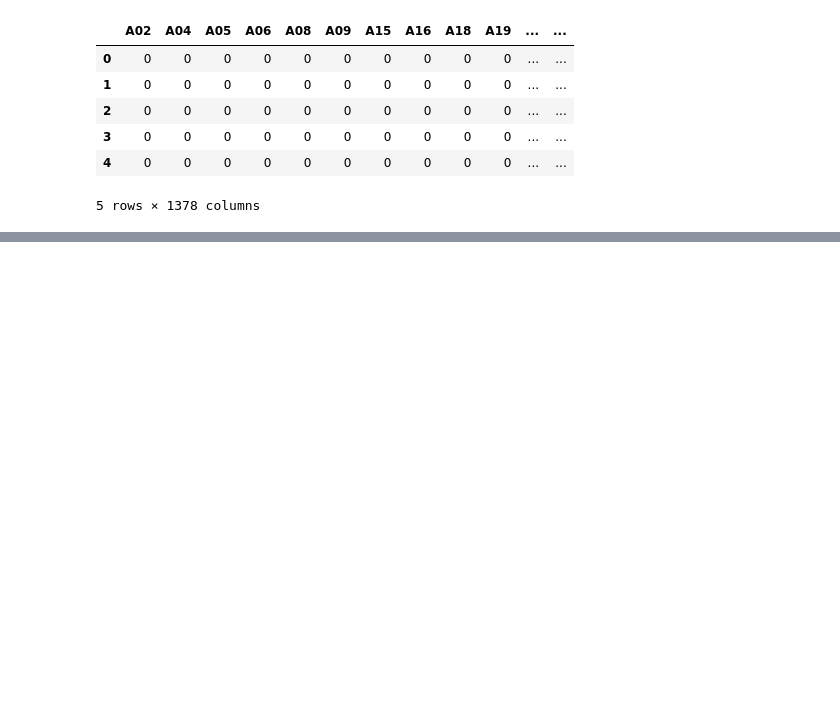
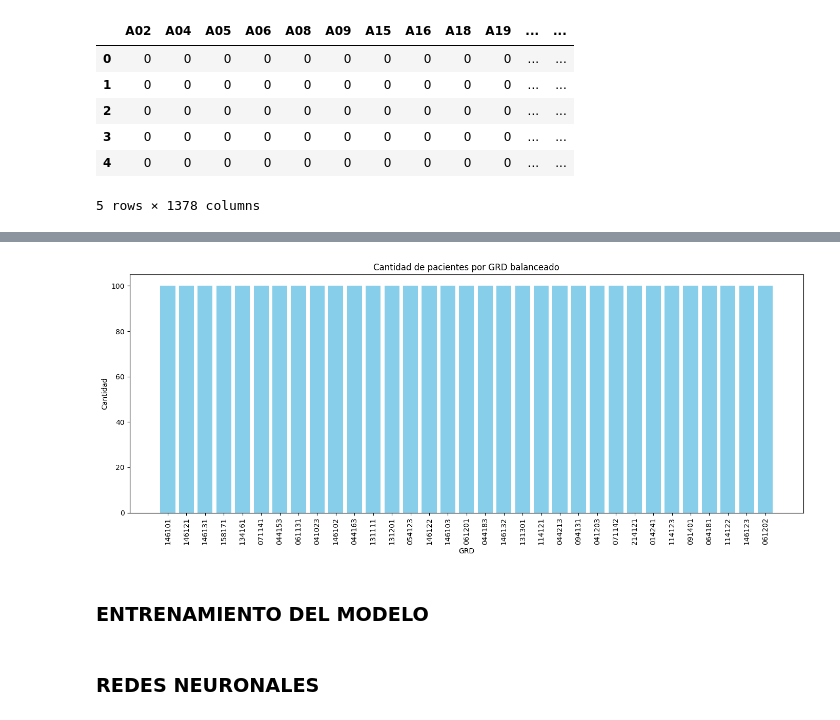
Before and after one commit to ntalme/Proyecto-Aprendizaje-de-Maquina, a Jupyter notebook: CodigoProyecto1.ipynb, the cells around one changed output, grey strips where cells are left out. Saved outputs shown, nothing was run; the diff lists cells and outputs as text; code cells hidden in the pictures; blank space fills up the shorter version.

Commit message:
Se hizo el entrenamiento

```diff
--- a/CodigoProyecto1.ipynb
+++ b/CodigoProyecto1.ipynb
@@ -393,0 +403,21 @@ X.head()
+# %%
+# Filtramos los GRD que tienen al menos 100 pacientes
+grd100_pacientes = y.value_counts()[y.value_counts() >= 100].index
+
+X_balanceado100 = []
+y_balanceado100 = []
+
+# Tomamos exactamente 100 pacientes aleatorios por cada GRD con suficientes casos
+for grd in grd100_pacientes:
+    muestras_X = X[y == grd].sample(n=100, random_state=42)
+    muestras_y = y[y == grd].loc[muestras_X.index]
+    X_balanceado100.append(muestras_X)
+    y_balanceado100.append(muestras_y)
+
+# Unimos todos los grupos en un solo dataset balanceado
+X_balanceado100 = pd.concat(X_balanceado100).reset_index(drop=True)
+y_balanceado100 = pd.concat(y_balanceado100).reset_index(drop=True)
+
+# Mostramos un resumen del balanceo
+print("Dataset balanceado creado con 100 muestras por GRD:")
+print("Distribución de clases:\n", y_balanceado100.value_counts())
@@ -393,0 +442,5 @@ X.head()
+# %%
+# Ver el dataframe balanceado
+df_final = X_balanceado100.copy()
+df_final["GRD"] = y_balanceado100
+df_final.head()
@@ -393,0 +455,18 @@ X.head()
+# %%
+# Ver como quedaron los datos GDR
+# Contamos GRD
+conteoGRD = df_final["GRD"].value_counts().sort_values(ascending=False)
+
+# Gráfico
+plt.figure(figsize=(14, 6))
+plt.bar(conteoGRD.index.astype(str), conteoGRD.values, color='skyblue')
+plt.title("Cantidad de pacientes por GRD balanceado")
+plt.xlabel("GRD")
+plt.ylabel("Cantidad")
+plt.xticks(rotation=90)
+plt.tight_layout()
+plt.show()
+# %% [output]
+[figure, added]
+# %% [markdown]
+### **ENTRENAMIENTO DEL MODELO**
@@ -393,0 +501,2 @@ X.head()
+# %% [markdown]
+### **REDES NEURONALES**
```
Also changed, not shown: parts of 55 cells of this notebook.
